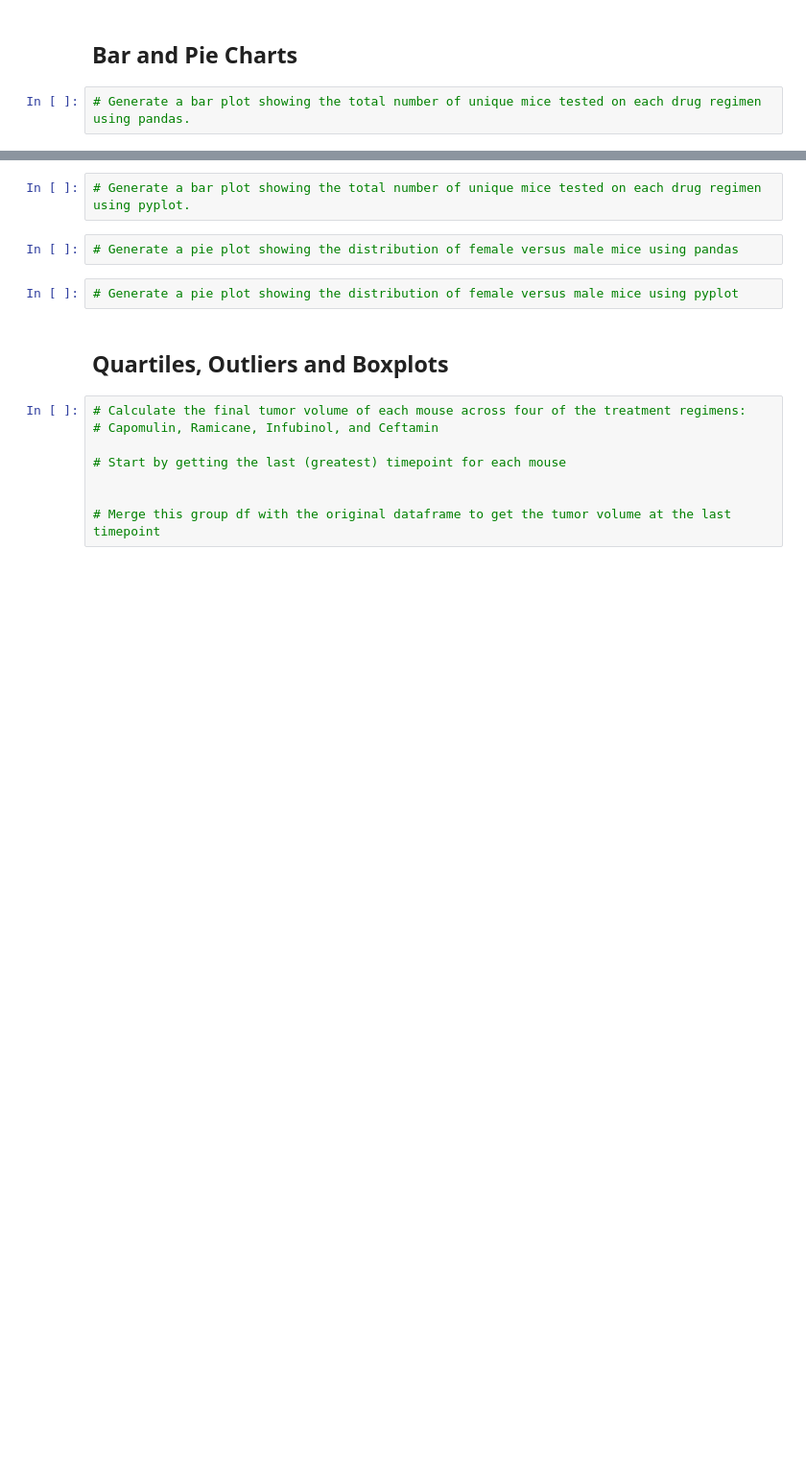
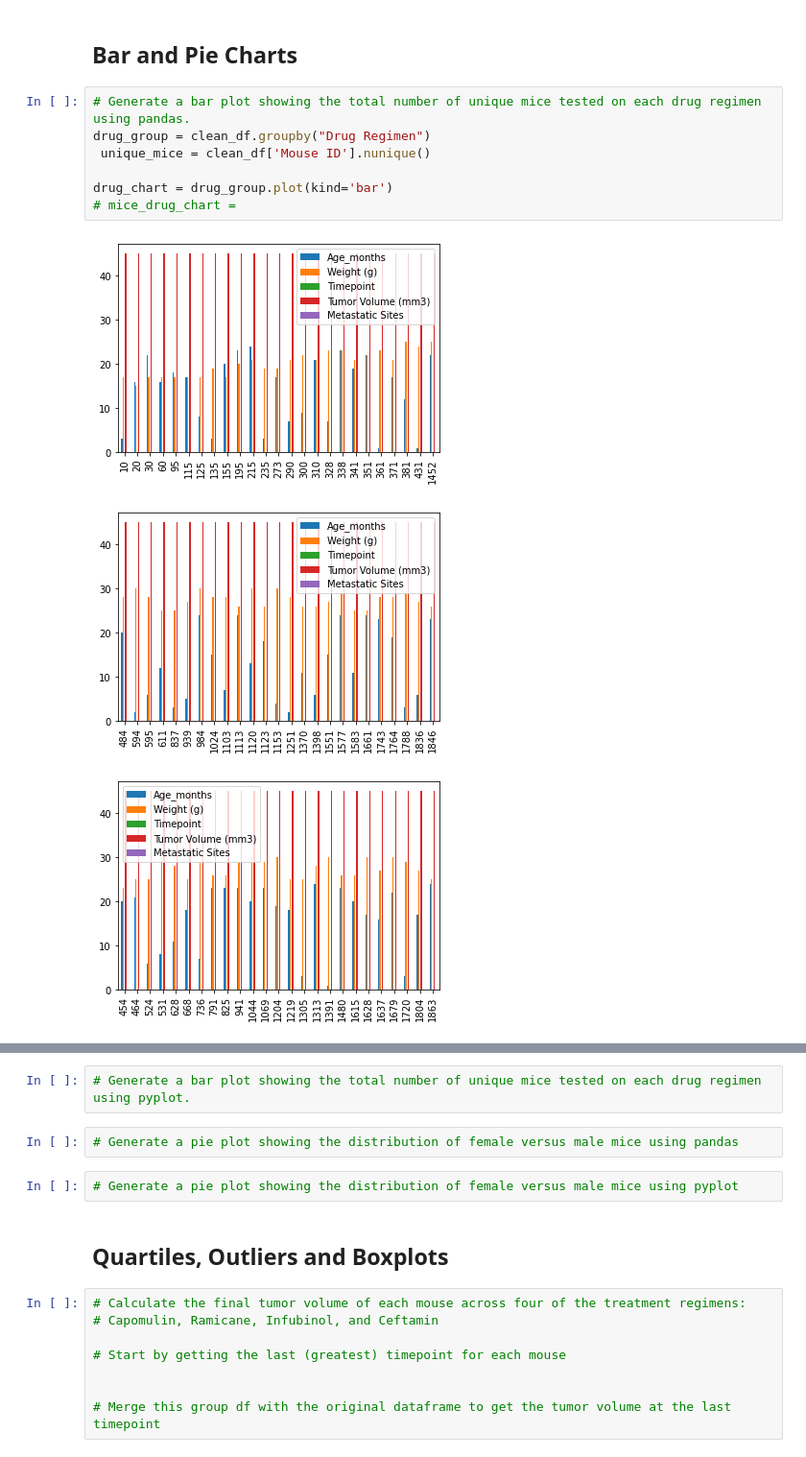
Before and after one commit to Barlow0471/MatplotlibHW, a Jupyter notebook: pymaceuticals_starter.ipynb, the cells around one changed output, grey strips where cells are left out. Shown: that part at 96% size. Cells and saved outputs as stored; diff of their text form; blank space fills up the shorter version.

Commit message:
Added first bar chart

```diff
--- a/pymaceuticals_starter.ipynb
+++ b/pymaceuticals_starter.ipynb
@@ -121,3 +138,12 @@ summary_df
 ## Bar and Pie Charts
 # %%
 # Generate a bar plot showing the total number of unique mice tested on each drug regimen using pandas.
+drug_group = clean_df.groupby("Drug Regimen")
+ unique_mice = clean_df['Mouse ID'].nunique()
+
+drug_chart = drug_group.plot(kind='bar')
+# mice_drug_chart =
+# %% [output]
+[figure, added]
+[figure, added]
+[figure, added]
```
Also changed, not shown: parts of 2 cells of this notebook.
